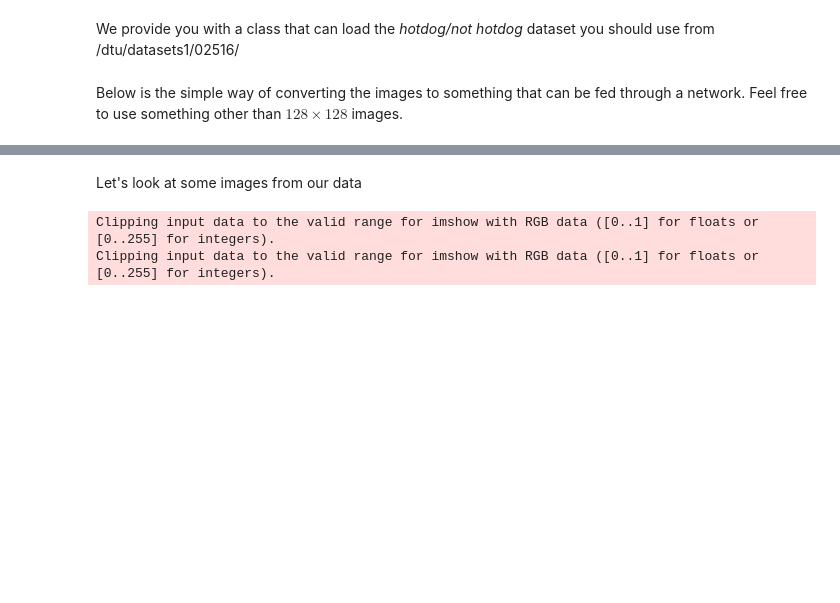
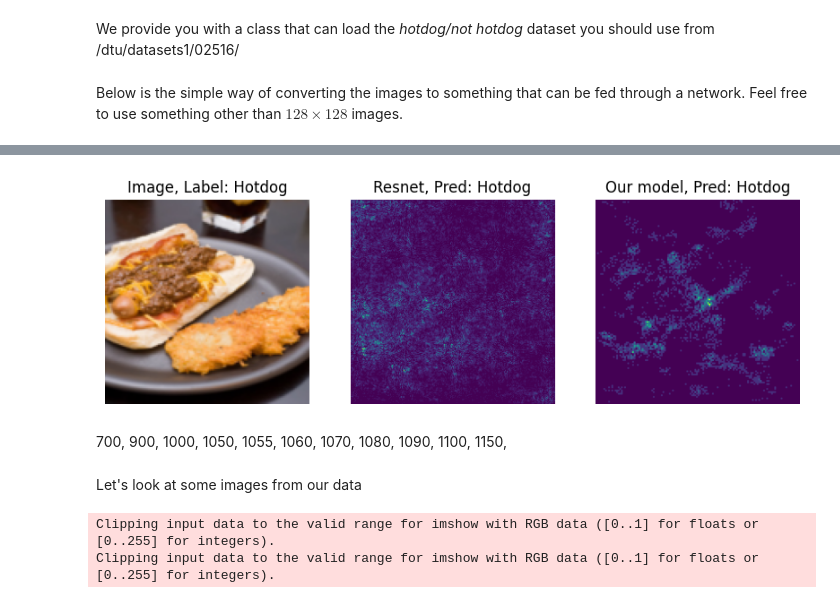
Before and after one commit to GermanButtiero/hotdogs, a Jupyter notebook: IDLCV_Exercise_1_4_hotdog.ipynb, the cells around one changed output, grey strips where cells are left out. Cells and saved outputs as stored; diff of their text form; code cells hidden in the pictures; blank space fills up the shorter version.

```diff
--- a/IDLCV_Exercise_1_4_hotdog.ipynb
+++ b/IDLCV_Exercise_1_4_hotdog.ipynb
@@ -108,0 +207,6 @@ test_loader = DataLoader(testset, batch_size=batch_size, shuffle=False, num_work
+# %%
+finetuned_model = torchvision.models.resnet18(pretrained=False)
+finetuned_model.fc = nn.Linear(finetuned_model.fc.in_features, 2)
+# %%
+finetuned_model.load_state_dict(torch.load('finetune_net.pth'))
+best_model.load_state_dict(torch.load('best_model.pth'))
@@ -109,3 +303,25 @@ test_loader = DataLoader(testset, batch_size=batch_size, shuffle=False, num_work
+# %%
+# multiply the saliency map with the image
+plt.figure(figsize=(10, 5))
+plt.subplot(1, 3, 1)
+plt.imshow(image2[0].permute(1, 2, 0).cpu().numpy())
+plt.title('Image, Label: {}'.format('Hotdog' if target2[0] == 0 else 'Not hotdog'))
+plt.axis('off')
+
+plt.subplot(1, 3, 2)
+plt.imshow((saliency_map[0].cpu().numpy() *255).astype(np.uint8))
+plt.title('Resnet, Pred: {}'.format('Hotdog' if output_resnet.argmax() == 0 else 'Not hotdog'))
+plt.axis('off')
+
+plt.subplot(1, 3, 3)
+plt.imshow((saliency_map_best[0].cpu().numpy() * 255).astype(np.uint8))
+plt.title('Our model, Pred: {}'.format('Hotdog' if output_best.argmax() == 0 else 'Not hotdog'))
+plt.axis('off')
+plt.show()
+# %% [output]
+[figure, added]
+# %% [markdown]
+700, 900, 1000, 1050, 1055, 1060, 1070, 1080, 1090, 1100, 1150,
 # %% [markdown]
 Let's look at some images from our data
 # %%
```
Also changed, not shown: parts of 19 cells of this notebook, 2 other files.
